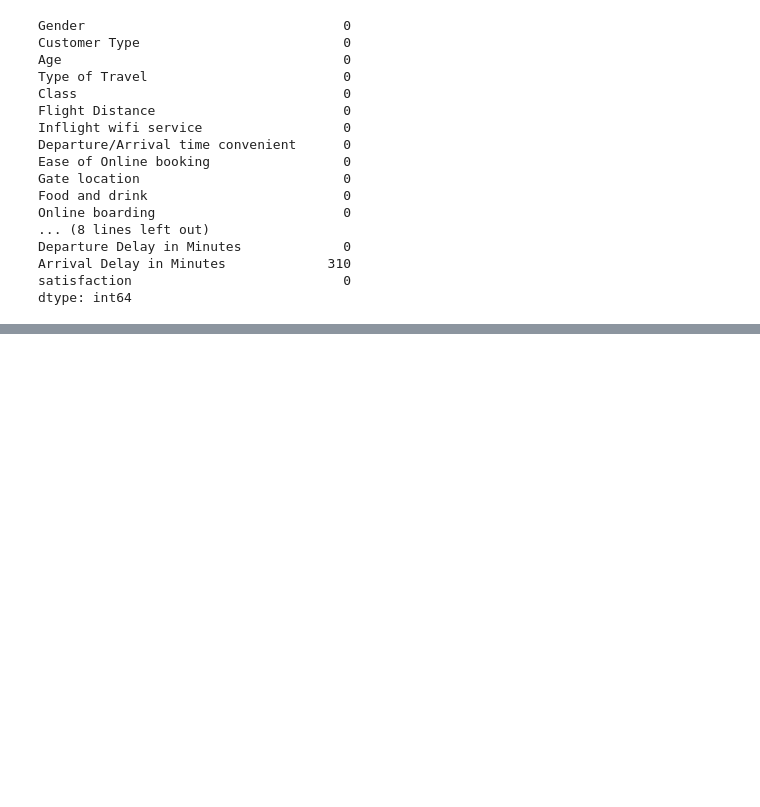
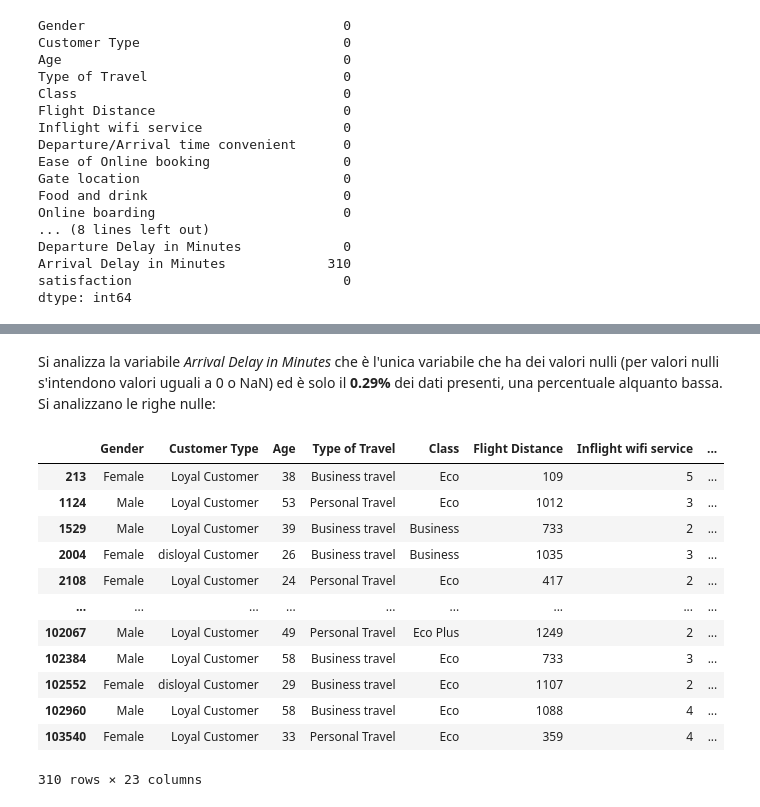
Before and after one commit to mingos25/Data-Science-Project, a Jupyter notebook: ds-project.ipynb, the cells around one changed output, grey strips where cells are left out. Drawn from its saved outputs; the diff is of its cells as text; code cells hidden in the pictures; blank space fills up the shorter version.

```diff
--- a/ds-project.ipynb
+++ b/ds-project.ipynb
@@ -152,0 +158,20 @@ dtype: int64
+# %% [markdown]
+Si analizza la variabile *Arrival Delay in Minutes* che è l'unica variabile che ha dei valori nulli (per valori nulli s'intendono valori uguali a 0 o NaN) ed è solo il **0.29%** dei dati presenti, una percentuale alquanto bassa. Si analizzano le righe nulle:
+# %%
+null_value = df_train_feat_clean.isna()
+df_train_missing_val = df_train_feat_clean[null_value.any(axis=1)]
+df_train_missing_val
+# %% [output]
+|  | Gender | Customer Type | Age | Type of Travel | Class | Flight Distance | Inflight wifi service | ... |
+| 213 | Female | Loyal Customer | 38 | Business travel | Eco | 109 | 5 | ... |
+| 1124 | Male | Loyal Customer | 53 | Personal Travel | Eco | 1012 | 3 | ... |
+| 1529 | Male | Loyal Customer | 39 | Business travel | Business | 733 | 2 | ... |
+| 2004 | Female | disloyal Customer | 26 | Business travel | Business | 1035 | 3 | ... |
+| 2108 | Female | Loyal Customer | 24 | Personal Travel | Eco | 417 | 2 | ... |
+| ... | ... | ... | ... | ... | ... | ... | ... | ... |
+| 102067 | Male | Loyal Customer | 49 | Personal Travel | Eco Plus | 1249 | 2 | ... |
+| 102384 | Male | Loyal Customer | 58 | Business travel | Eco | 733 | 3 | ... |
+| 102552 | Female | disloyal Customer | 29 | Business travel | Eco | 1107 | 2 | ... |
+| 102960 | Male | Loyal Customer | 58 | Business travel | Eco | 1088 | 4 | ... |
+| 103540 | Female | Loyal Customer | 33 | Personal Travel | Eco | 359 | 4 | ... |
+310 rows × 23 columns
```
Also changed, not shown: parts of 25 cells of this notebook.
